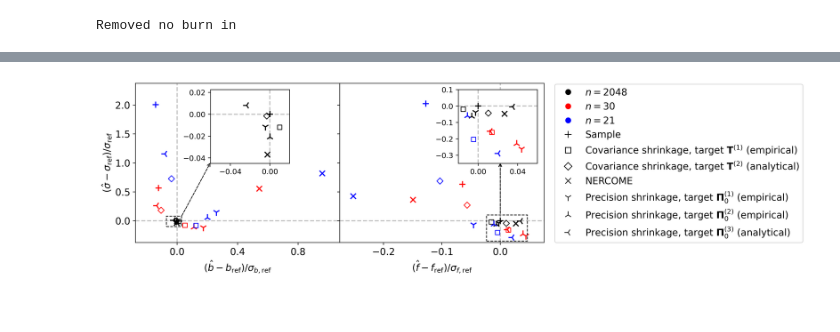
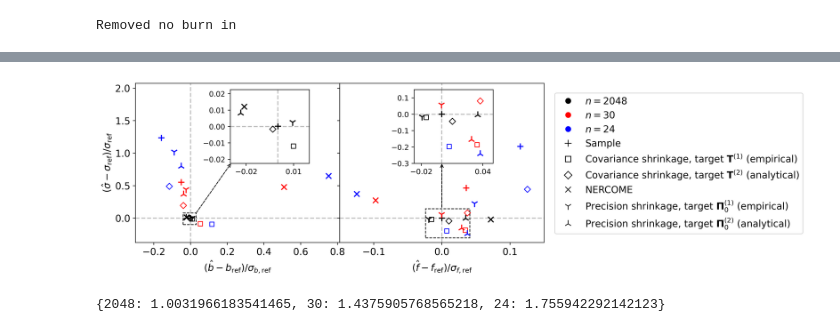
Before and after one commit to marnixlooijmans/shrinkage-estimation-paper, a Jupyter notebook: notebooks/posterior_constraint_deviations.ipynb, the cells around one changed output, grey strips where cells are left out. Saved outputs shown, nothing was run; the diff lists cells and outputs as text; code cells hidden in the pictures.

Commit message:
Update plotting notebooks

```diff
--- a/notebooks/posterior_constraint_deviations.ipynb
+++ b/notebooks/posterior_constraint_deviations.ipynb
@@ -13,15 +13,14 @@ SAMPLE_DIR = "../output/BOSS_DR12_NGC_z1/samples"
 NDDIM = 18
 NPARA = 2
 NREF = 2048
-NSAMP = [NREF, 30, 21]
+NSAMP = [NREF, 30, 24]
 CASES = [
     ['cov', 'sample', "Sample"],
-    ['cov', 'shrinkage_Sii', "Covariance shrinkage, target $\mathbf{T}^{(1)}$ (empirical)"],
-    ['cov', 'shrinkage_P', "Covariance shrinkage, target $\mathbf{T}^{(2)}$ (analytical)"],
+    ['cov', 'shrinkage_emp', "Covariance shrinkage, target $\mathbf{T}^{(1)}$ (empirical)"],
+    ['cov', 'shrinkage_ana', "Covariance shrinkage, target $\mathbf{T}^{(2)}$ (analytical)"],
     ['cov', 'NERCOME', "NERCOME"],
-    ['pre', 'shrinkage_inv_then_diag', "Precision shrinkage, target $\mathbf{\Pi}_0^{(1)}$ (empirical)"],
-    ['pre', 'shrinkage_diag_then_inv', "Precision shrinkage, target $\mathbf{\Pi}_0^{(2)}$ (empirical)"],
-    ['pre', 'shrinkage_P', "Precision shrinkage, target $\mathbf{\Pi}_0^{(3)}$ (analytical)"],
+    ['pre', 'shrinkage_emp', "Precision shrinkage, target $\mathbf{\Pi}_0^{(1)}$ (empirical)"],
+    ['pre', 'shrinkage_ana', "Precision shrinkage, target $\mathbf{\Pi}_0^{(2)}$ (analytical)"],
 ]
 MARKERS = ['+', 's', 'D', 'x', '1', '2', '3']
 MARKERSIZES = [9.5, 7.5, 7.5, 7.5, 10, 10, 10]
@@ -272,8 +132,8 @@ for idx_nsamp, nsamp in enumerate(NSAMP):
 # %%
 fig, axs = plt.subplots(1, 2, sharey=True, figsize=(10, 4), dpi=400)
 
-ax_in_b = fig.add_axes([0.2675, 0.5, 0.15, 0.35])
-ax_in_f = fig.add_axes([0.7375, 0.5, 0.15, 0.35])
+ax_in_b = fig.add_axes([0.305, 0.5, 0.15, 0.35])
+ax_in_f = fig.add_axes([0.6535, 0.5, 0.15, 0.35])
 
 for idx_nsamp, nsamp in enumerate(NSAMP):
     for idx_case, case in enumerate(CASES):
@@ -322,7 +182,7 @@ ax_in_f.axhline(0, ls="dashed", c="k", alpha=0.25, zorder=-1)
 
 axs[0].add_patch(
     Rectangle(
-        (-0.07, -0.1), 0.1, 0.18,
+        (-0.04, -0.1), 0.07, 0.18,
         fill=False,
         ls='--',
         edgecolor='k',
@@ -331,7 +191,7 @@ axs[0].add_patch(
 )
 axs[0].annotate(
     '',
-    xy=(0.225, 1.025),
+    xy=(0.225, 0.86),
     xycoords='data',
     xytext=(0.0275, 0.0675),
     textcoords='data',
@@ -340,7 +200,7 @@ axs[0].annotate(
 
 axs[1].add_patch(
     Rectangle(
-        (-0.0235, -0.35), 0.07, 0.45,
+        (-0.024, -0.305), 0.065, 0.45,
         fill=False,
         ls='--',
         edgecolor='k',
@@ -349,64 +209,66 @@ axs[1].add_patch(
 )
 axs[1].annotate(
     '',
-    xy=(0., 1.025),
+    xy=(0., 0.86),
     xycoords='data',
-    xytext=(0., 0.1),
+    xytext=(0., 0.145),
     textcoords='data',
     arrowprops=dict(arrowstyle='->', ls='--', lw=1, color='k')
 )
 
-axs[0].set_xlim(-0.275, 1.075)
-axs[0].set_ylim(-0.375, 2.375)
-axs[0].set_xticks([0., 0.4, 0.8])
+axs[0].set_xlim(-0.3, 0.8125)
+axs[0].set_ylim(-0.375, 2.075)
+axs[0].set_xticks([-0.2, 0., 0.2, 0.4, 0.6, 0.8])
 axs[0].set_xlabel(r"$(\hat{b} - b_\mathrm{ref}) / \sigma_{b,\mathrm{ref}}$", fontsize=13)
 axs[0].set_ylabel(r"$(\hat{\sigma} - \sigma_\mathrm{ref}) / \sigma_\mathrm{ref}$", fontsize=13)
 axs[0].tick_params(axis='both', which='major', labelsize=13)
 
-axs[1].set_xlim(-0.275, 0.075)
-axs[1].set_xticks([-0.2, -0.1, 0.])
+axs[1].set_xlim(-0.15, 0.15)
+axs[1].set_xticks([-0.10, 0., 0.1])
 axs[1].set_xlabel(r"$(\hat{f} - f_\mathrm{ref}) / \sigma_{f,\mathrm{ref}}$", fontsize=13)
 axs[1].tick_params(axis='both', which='major', labelsize=13)
 
-ax_in_b.set_xticks([-0.04, 0.])
-ax_in_b.set_xlim(-0.06, 0.02)
-ax_in_b.set_ylim(-0.045, 0.0225)
+ax_in_b.set_xticks([-0.02, 0.01])
+ax_in_b.set_xlim(-0.03, 0.02)
+ax_in_b.set_ylim(-0.0225, 0.0225)
 
-ax_in_f.set_xticks([0., 0.04])
-ax_in_f.set_xlim(-0.02, 0.06)
-ax_in_f.set_ylim(-0.35, 0.1)
+ax_in_f.set_xticks([-0.02, 0.04])
+ax_in_f.set_xlim(-0.027, 0.05)
+ax_in_f.set_ylim(-0.3, 0.15)
 
 lgd_items = [
     Line2D(
         [0], [0], marker='o', color='w',
         markersize=9,
         markerfacecolor=color,
         label=fr'$n={nsamp}$'
     )
     for nsamp, color in zip(NSAMP, COLORS)
 ]
 for idx_case, case in enumerate(CASES):
     lgd_items.append(
         Line2D(
             [0], [0],
             marker=MARKERS[idx_case],
             color='w',
             label=case[2],
             markerfacecolor='none', markeredgecolor='k',
             markersize=MARKERSIZES[idx_case]
         )
     )
 
 fig.legend(
     handles=lgd_items,
     loc="center right", bbox_to_anchor=(1.4, 0.5),
     ncol=1, fontsize=13
 )
 
 fig.subplots_adjust(wspace=0)
 
-fig.savefig("../output/BOSS_DR12_NGC_z1/plots/estimated_params.pdf", format='pdf', bbox_inches='tight', pad_inches=0.1)
+fig.savefig("../output/BOSS_DR12_NGC_z1/plots/inferred_params.pdf", format='pdf', bbox_inches='tight', pad_inches=0.1)
 # %% [output]
-[figure, old version]
+[figure, new version]
 # %%
 print(inflation)
+# %% [output]
+{2048: 1.0031966183541465, 30: 1.4375905768565218, 24: 1.755942292142123}
```
Also changed, not shown: parts of 1 cell of this notebook, 2 other files.
